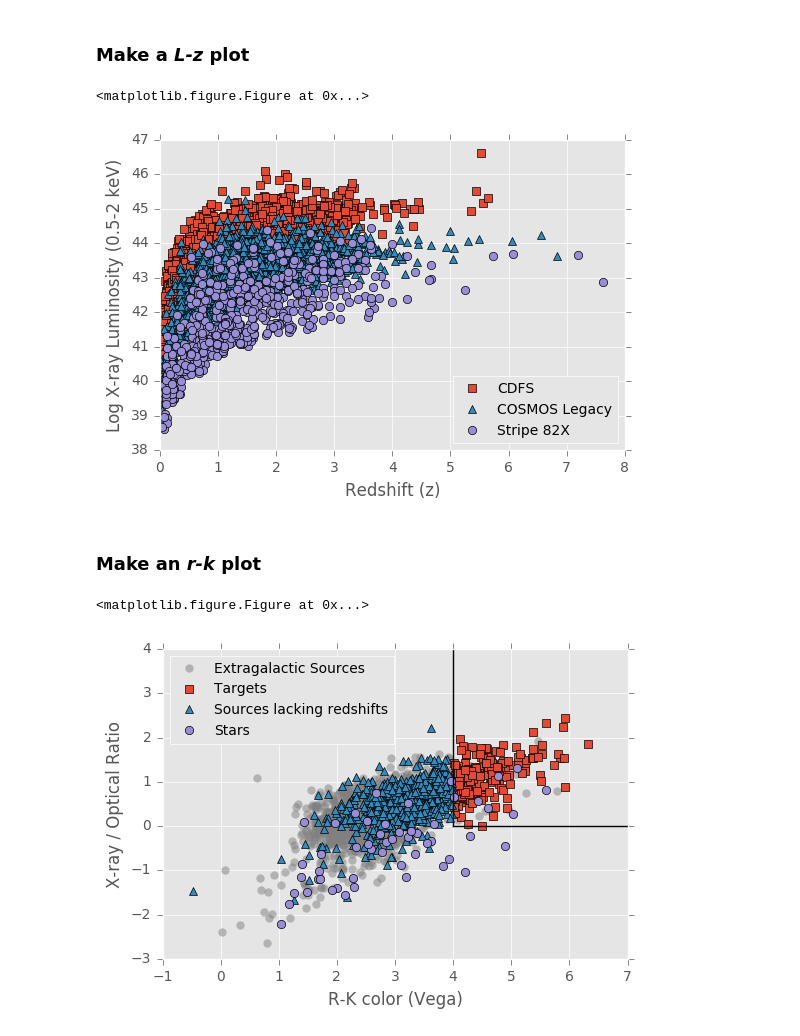
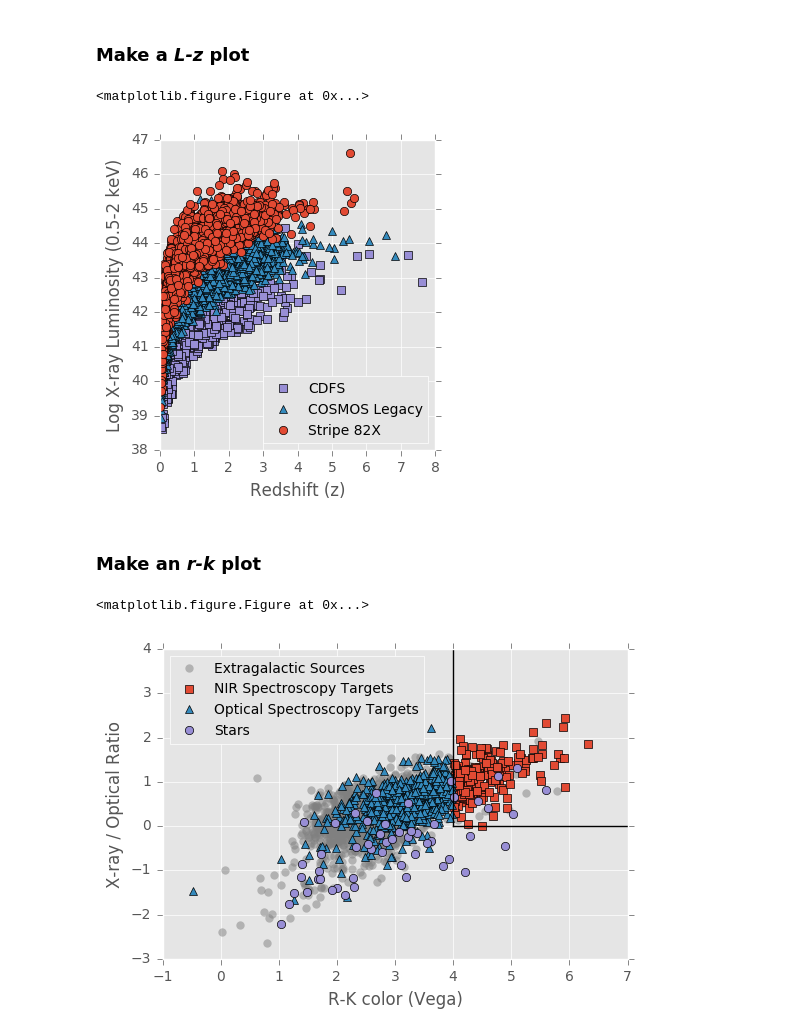
Before and after one commit to granttremblay/Meg_Urry_NSFprop, a Jupyter notebook: meg_plots.ipynb, the cells around one changed output. Saved outputs shown, nothing was run; the diff lists cells and outputs as text; code cells hidden in the pictures.

```diff
--- a/meg_plots.ipynb
+++ b/meg_plots.ipynb
@@ -42,9 +42,9 @@ r_k_files
  'data/r-k/nsf2016_prop_targets.txt']
 # %%
 column_names_lum_v_z = ["z", "Xlum"]
-s82x_lum_v_z = ascii.read(lum_v_z_files[0], names=column_names_lum_v_z)
+s82x_lum_v_z = ascii.read(lum_v_z_files[2], names=column_names_lum_v_z)
 cosmos_lum_v_z = ascii.read(lum_v_z_files[1], names=column_names_lum_v_z)
-cdfs_lum_v_z = ascii.read(lum_v_z_files[2], names=column_names_lum_v_z)
+cdfs_lum_v_z = ascii.read(lum_v_z_files[0], names=column_names_lum_v_z)
 # %% [markdown]
 Populate the *R-K* tables.
 # %%
@@ -77,21 +77,24 @@
 # %%
 plt.figure()
 fig, ax = plt.subplots()
 
 ax.set_xlabel('Redshift (z)')
 ax.set_ylabel('Log X-ray Luminosity (0.5-2 keV)')
 
-ax.plot(cdfs_lum_v_z["z"], cdfs_lum_v_z["Xlum"], marker='s', linestyle="None", alpha=1.0, label="CDFS", color=plt.rcParams['axes.color_cycle'][0])
+
+ax.plot(cdfs_lum_v_z["z"], cdfs_lum_v_z["Xlum"], marker='s', linestyle="None", alpha=1.0, label="CDFS", color=plt.rcParams['axes.color_cycle'][2])
 ax.plot(cosmos_lum_v_z["z"], cosmos_lum_v_z["Xlum"], marker='^', linestyle="None", alpha=1.0, label="COSMOS Legacy", color=plt.rcParams['axes.color_cycle'][1])
-ax.plot(s82x_lum_v_z["z"], s82x_lum_v_z["Xlum"], marker='o', linestyle="None", alpha=1.0, label="Stripe 82X", color=plt.rcParams['axes.color_cycle'][2])
-
+ax.plot(s82x_lum_v_z["z"], s82x_lum_v_z["Xlum"], marker='o', linestyle="None", alpha=1.0, label="Stripe 82X", color=plt.rcParams['axes.color_cycle'][0])
 
 ax.legend(loc=4, frameon=True, numpoints=1, prop={'size':10})
 
 plt.savefig("Fig1b.pdf")
+
+ax.set_aspect('equal')
+plt.savefig("Fig1b_equal_aspect.pdf")
 # %% [output]
 <matplotlib.figure.Figure at 0x...>
-[figure, old version]
+[figure, new version]
 # %% [markdown]
 ### Make an *r-k* plot
 # %%
@@ -103,8 +106,8 @@ ax.set_ylabel('X-ray / Optical Ratio')
 
 
 ax.plot(extragalactic_sources_r_k["R-K"], extragalactic_sources_r_k["X/O"], marker='o', color="Gray", markeredgewidth=0, alpha=0.5,  linestyle="None", label="Extragalactic Sources")
-ax.plot(targets_r_k["R-K"], targets_r_k["X/O"], marker='s', linestyle="None", label="Targets")
-ax.plot(sources_lacking_redshifts_r_k["R-K"], sources_lacking_redshifts_r_k["X/O"], marker='^', linestyle="None", label="Sources lacking redshifts")
+ax.plot(targets_r_k["R-K"], targets_r_k["X/O"], marker='s', linestyle="None", label="NIR Spectroscopy Targets")
+ax.plot(sources_lacking_redshifts_r_k["R-K"], sources_lacking_redshifts_r_k["X/O"], marker='^', linestyle="None", label="Optical Spectroscopy Targets")
 ax.plot(stars["R-K"], stars["X/O"], marker='o', linestyle="None", label="Stars")
 
 ax.plot([4, 7], [0, 0], color='k', linestyle='-', linewidth=1)
@@ -116,4 +119,4 @@ ax.legend(loc=0, frameon=True, numpoints=1, prop={'size':10})
 plt.savefig("Fig4b.pdf")
 # %% [output]
 <matplotlib.figure.Figure at 0x...>
-[figure, old version]
+[figure, new version]
```
